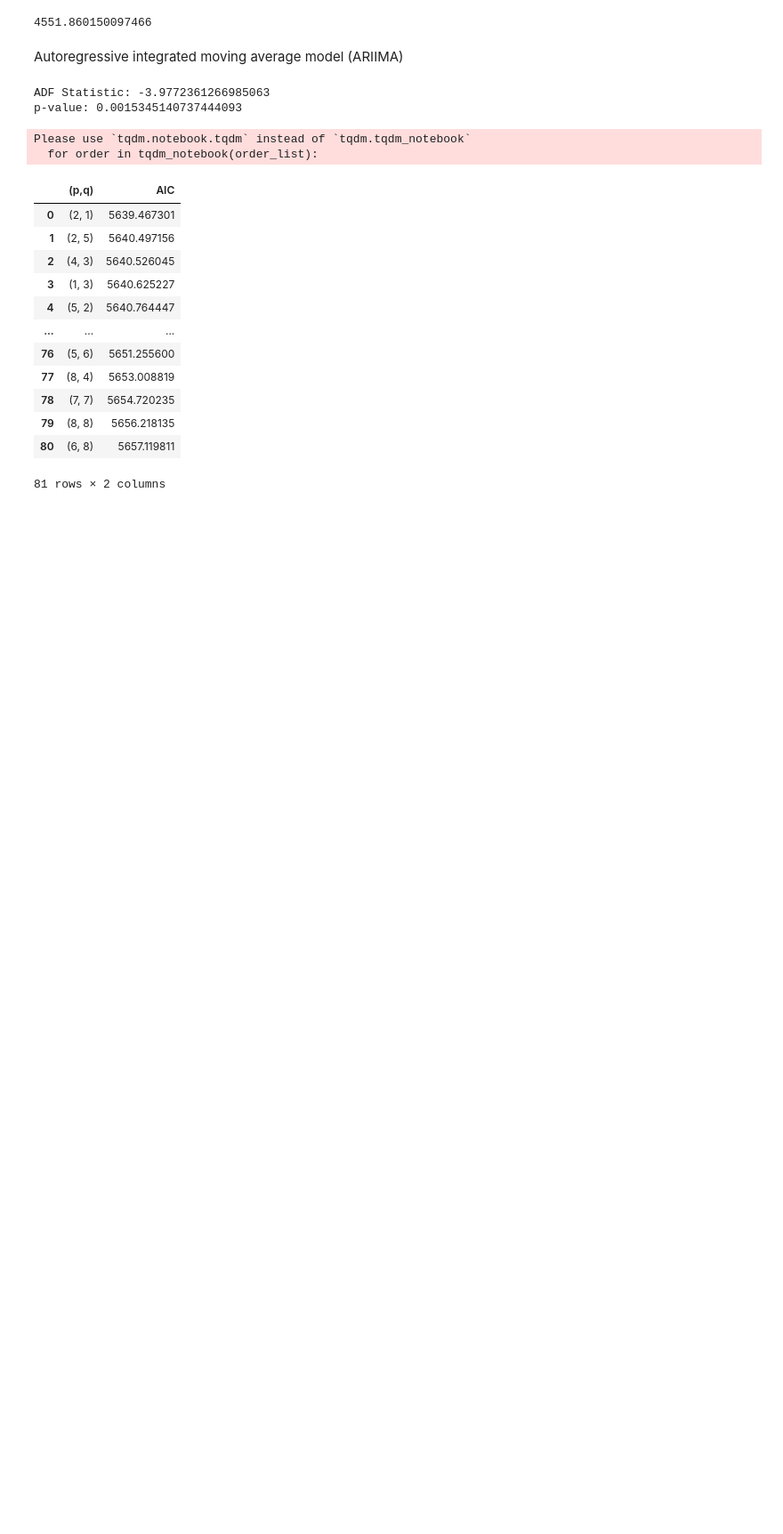
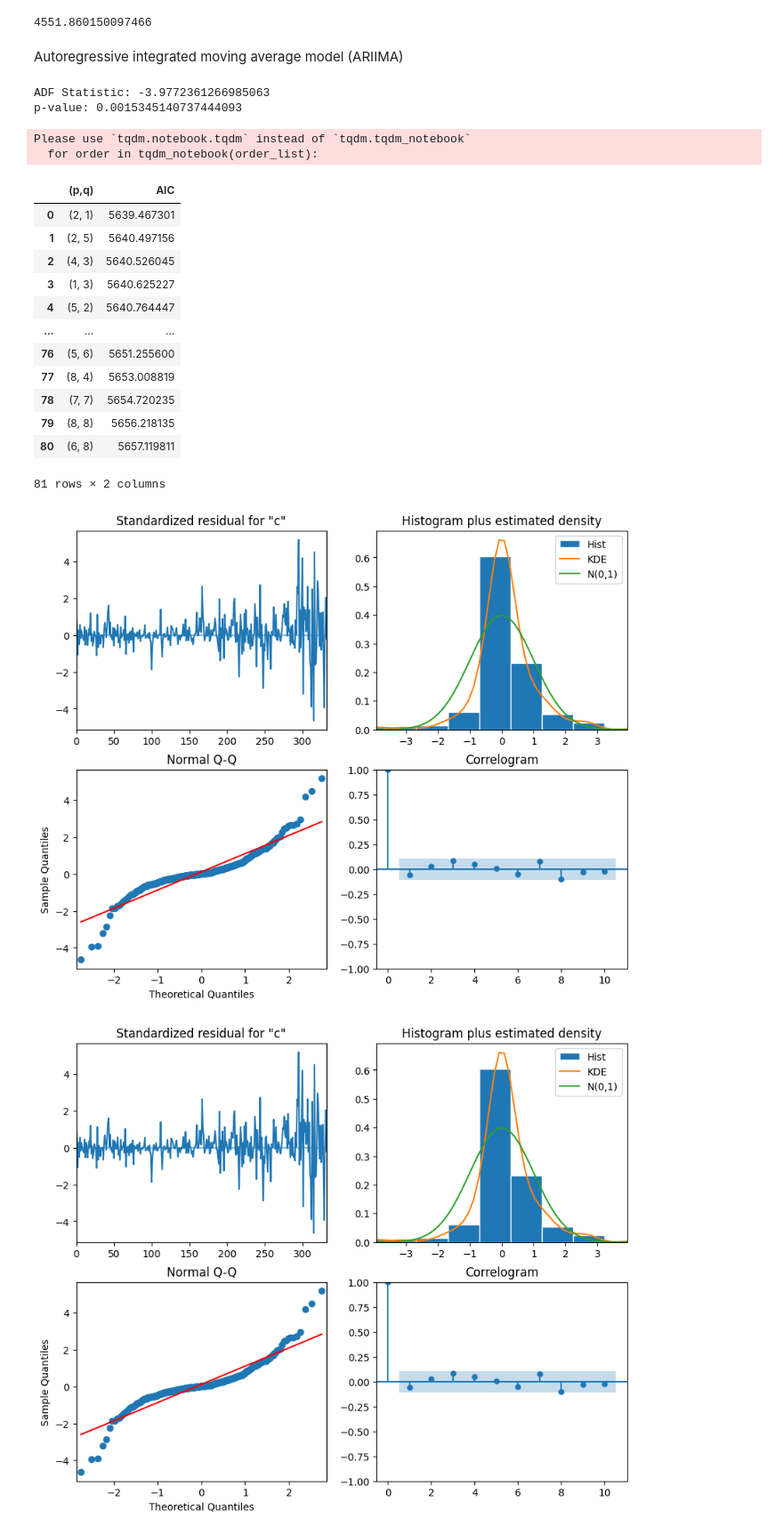
Before and after one commit to baloochyb/PricePrediction, a Jupyter notebook: time_series.ipynb, the cells around one changed output. Shown at 89% size. Drawn from its saved outputs; the diff is of its cells as text; code cells hidden in the pictures; blank space fills up the shorter version.

```diff
--- a/time_series.ipynb
+++ b/time_series.ipynb
@@ -964,3 +964,10 @@ Please use `tqdm.notebook.tqdm` instead of `tqdm.tqdm_notebook`
 | 79 | (8, 8) | 5656.218135 |
 | 80 | (6, 8) | 5657.119811 |
 81 rows × 2 columns
+# %%
+model = SARIMAX(train, order=(2,1,1), simple_differencing=False)
+model_fit = model.fit(disp=False)
+model_fit.plot_diagnostics(figsize=(10,8))
+# %% [output]
+[figure, added]
+[figure, added]
```
Also changed, not shown: parts of 4 cells of this notebook.
